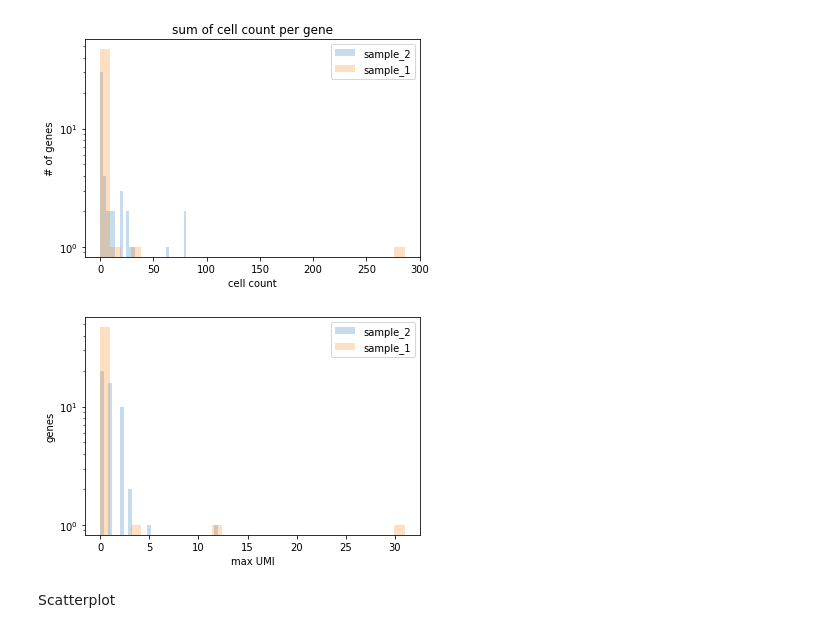
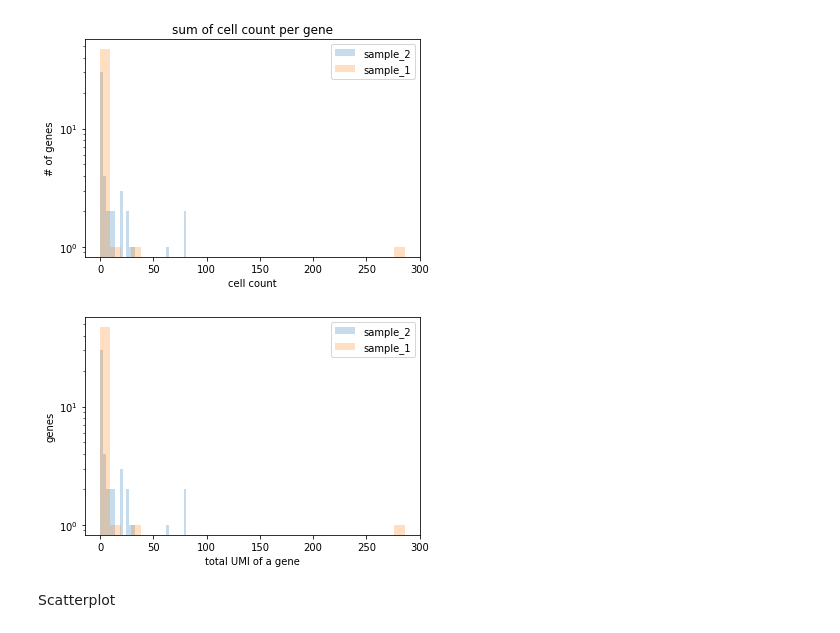
Before and after one commit to TheAustinator/cellforest, a Jupyter notebook: example_usage.ipynb, the cells around one changed output. Cells and saved outputs as stored; diff of their text form; code cells hidden in the pictures.

```diff
--- a/example_usage.ipynb
+++ b/example_usage.ipynb
@@ -195,11 +195,11 @@ rna.hist(agg="sum", axis=1, labels=dummy_labels, alpha=0.25, bins=30, log=True);
 # %%
 # NEW
 
 half_of_genes = rna.shape[1] // 2
 dummy_labels = half_of_genes * ["sample_1"] + half_of_genes * ["sample_2"]
-rna.hist(agg="max", axis=1, labels=dummy_labels, alpha=0.25, bins=30, log=True);
+rna.hist(agg="sum", axis=1, labels=dummy_labels, alpha=0.25, bins=30, log=True);
 # %% [output]
-[figure, old version]
+[figure, new version]
 # %% [markdown]
 Scatterplot
 # %%
```
Also changed, not shown: parts of 4 cells of this notebook, 2 other files.
